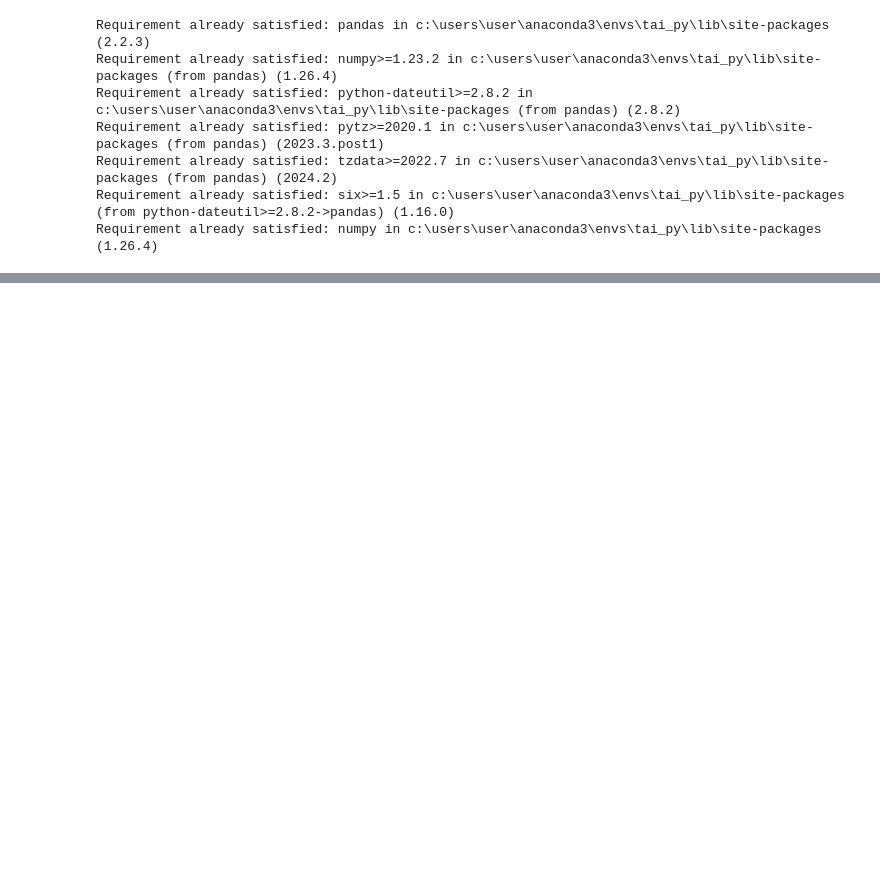
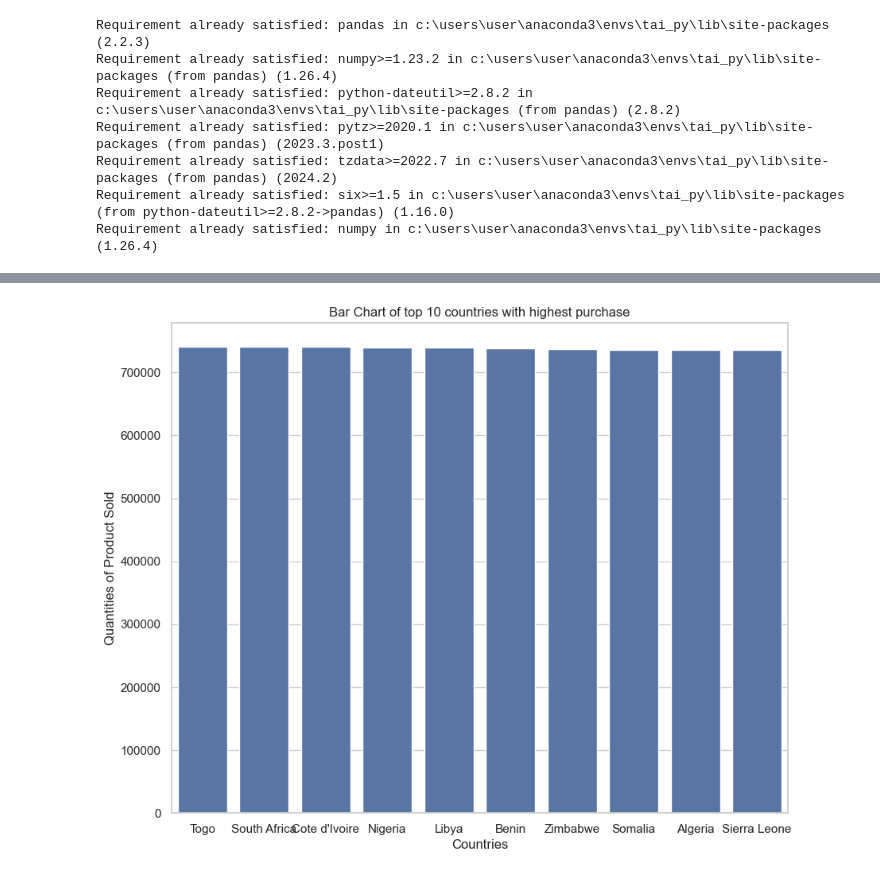
Before and after one commit to tai-dauda/Ecommerce_Cohort_Analysis, a Jupyter notebook: notebooks/Untitled.ipynb, the cells around one changed output, grey strips where cells are left out. Saved outputs shown, nothing was run; the diff lists cells and outputs as text; code cells hidden in the pictures; blank space fills up the shorter version.

```diff
--- a/notebooks/Untitled.ipynb
+++ b/notebooks/Untitled.ipynb
@@ -34,0 +81,3 @@ data
+# %%
+data.dropna(inplace = True)
+data
@@ -34,0 +129,4 @@ data
+# %%
+#change data format
+data['InvoiceDate'] = pd.to_datetime(data['InvoiceDate'])
+data.head(10)
@@ -34,0 +149,6 @@ data
+# %%
+quantity_per_country = data.groupby(['Country'])['Quantity'].sum().reset_index()
+
+#Arrange Country in Descending order
+quantity_per_country = quantity_per_country.sort_values('Quantity', ascending = False).reset_index()
+quantity_per_country.head(10)
@@ -34,0 +167,11 @@ data
+# %%
+#Visualize Top 10 countries with highest number of quantity purchase
+Top_10_countries = quantity_per_country.head(10)
+plt.figure (figsize =(10,8))
+ax = sns.barplot (x= "Country", y= "Quantity", data = Top_10_countries)
+plt.title("Bar Chart of top 10 countries with highest purchase")
+plt.xlabel('Countries')
+plt.ylabel('Quantities of Product Sold')
+plt.show()
+# %% [output]
+[figure, added]
```
Also changed, not shown: parts of 17 cells of this notebook.
